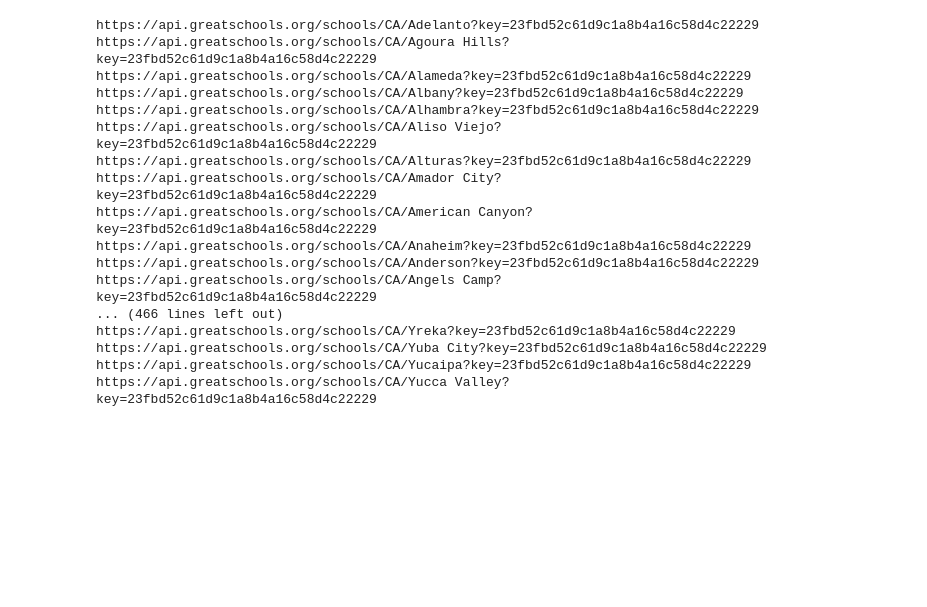
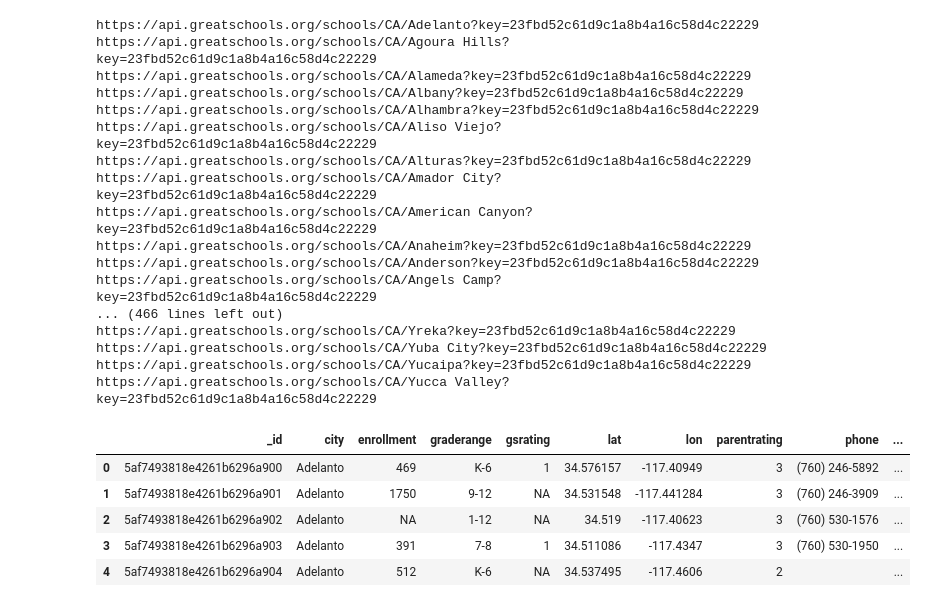
Before and after one commit to mayushah1/Best-Place-to-live, a Jupyter notebook: Schools.ipynb, the cells around one changed output. Saved outputs shown, nothing was run; the diff lists cells and outputs as text; code cells hidden in the pictures; blank space fills up the shorter version.

Commit message:
CSV file added with clean data... ready to convert into dataframe

```diff
--- a/Schools.ipynb
+++ b/Schools.ipynb
@@ -96,0 +92,2 @@ https://api.greatschools.org/schools/CA/Calaveras?key=23fbd52c61d9c1a8b4a16c58d4
+# %%
+data = pd.DataFrame(list(collection.find()))
@@ -96,0 +96,9 @@ https://api.greatschools.org/schools/CA/Calaveras?key=23fbd52c61d9c1a8b4a16c58d4
+# %%
+data.head()
+# %% [output]
+|  | _id | city | enrollment | graderange | gsrating | lat | lon | parentrating | phone | ... |
+| 0 | 5af7493818e4261b6296a900 | Adelanto | 469 | K-6 | 1 | 34.576157 | -117.40949 | 3 | (760) 246-5892 | ... |
+| 1 | 5af7493818e4261b6296a901 | Adelanto | 1750 | 9-12 | NA | 34.531548 | -117.441284 | 3 | (760) 246-3909 | ... |
+| 2 | 5af7493818e4261b6296a902 | Adelanto | NA | 1-12 | NA | 34.519 | -117.40623 | 3 | (760) 530-1576 | ... |
+| 3 | 5af7493818e4261b6296a903 | Adelanto | 391 | 7-8 | 1 | 34.511086 | -117.4347 | 3 | (760) 530-1950 | ... |
+| 4 | 5af7493818e4261b6296a904 | Adelanto | 512 | K-6 | NA | 34.537495 | -117.4606 | 2 |  | ... |
```
Also changed, not shown: parts of 2 cells of this notebook, 2 other files.
